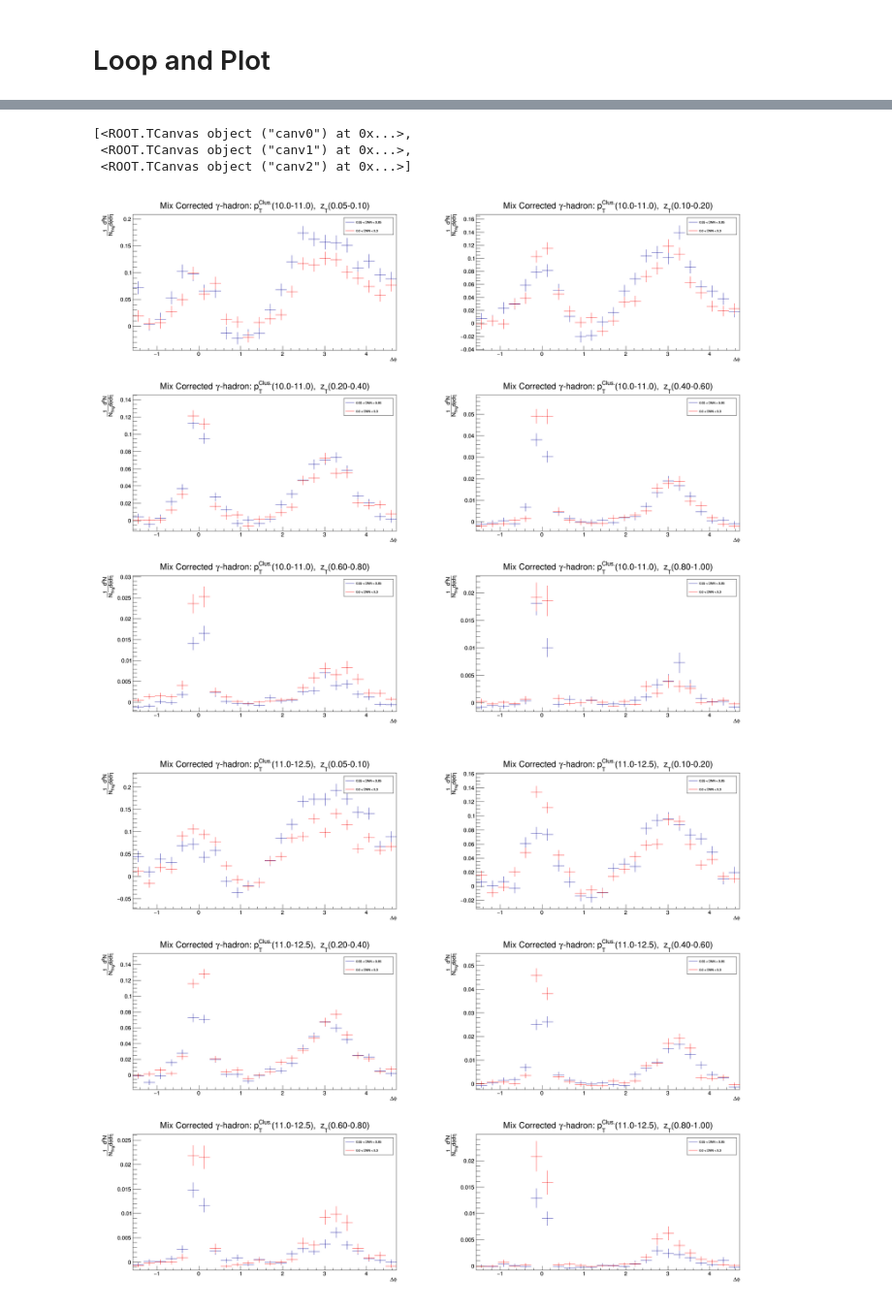
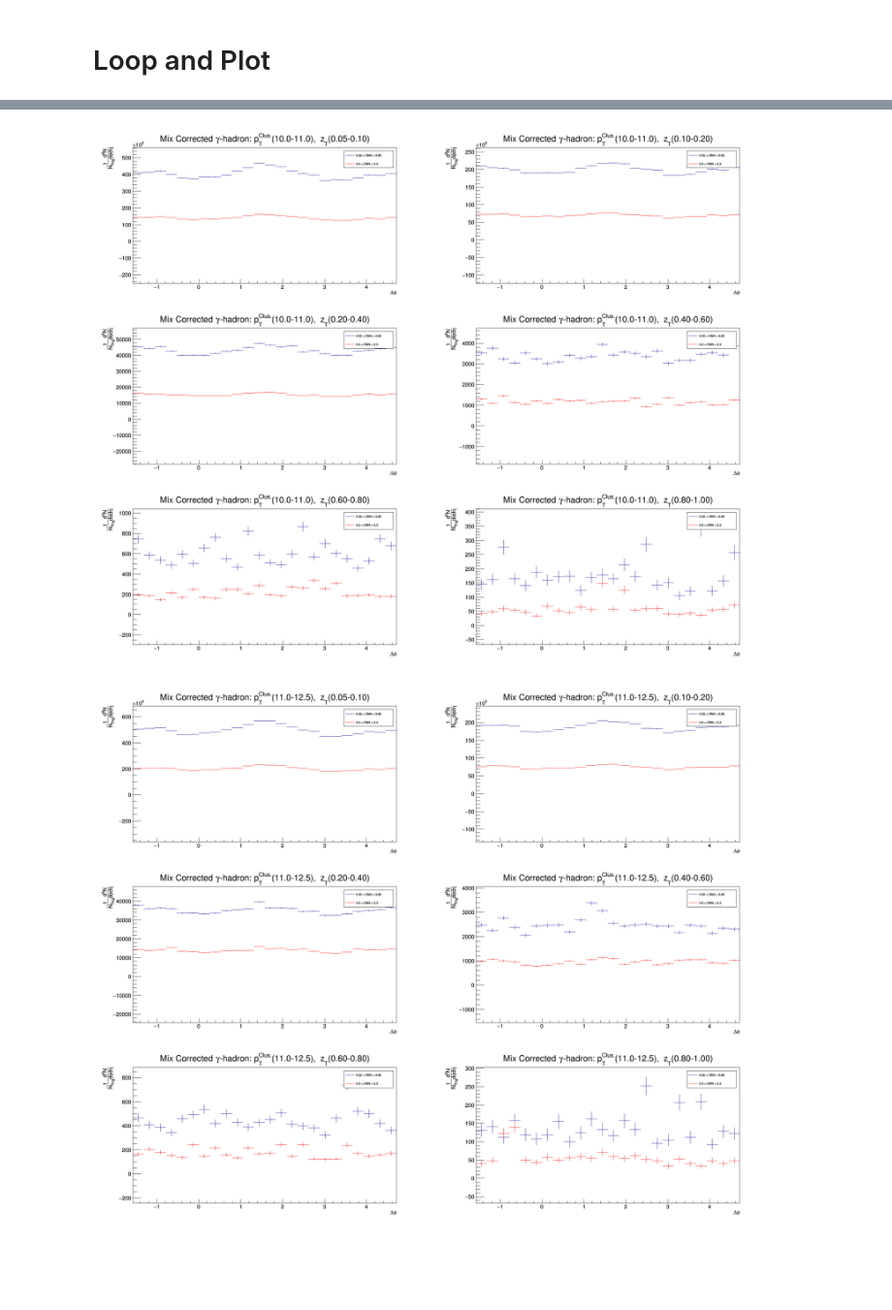
Before and after one commit to miguelignacio/CorrelationAnalysis, a Jupyter notebook: NtupleAnalysis/correlation.ipynb, the cells around one changed output, grey strips where cells are left out. Shown at 97% size. Saved outputs shown, nothing was run; the diff lists cells and outputs as text; code cells hidden in the pictures; blank space fills up the shorter version.

```diff
--- a/NtupleAnalysis/correlation.ipynb
+++ b/NtupleAnalysis/correlation.ipynb
@@ -149,0 +125,23 @@ def GetLEProj(filename, ipt, izt, Signal_DNN=True):
+# %%
+def GetLE_Line(LE_Proj):
+    LE_value = LE_Proj.Integral(4,7)/4
+    LE_Line = ROOT.TLine(-math.pi/2,LE_value,3*math.pi/2,LE_value)
+    LE_Line.SetLineColorAlpha(1, 0.9)
+    LE_Line.SetLineWidth(3)
+    SetOwnership(LE_Line, 0)
+    #legend
+    legend = ROOT.TLegend(0.74,0.78,0.89,0.88)
+    legend.AddEntry(LE_Line, "0.8 <|#eta| < 1.4","l")
+    SetOwnership(legend, 0)
+    return LE_Line,legend
+# %%
+def Subtract_LE(PhiProjection,LE_Projection):
+    LE = LE_Projection.Integral(4,7)/4
+    for i in range(25):
+            y = PhiProjection.GetBinContent(i)
+            y_error = PhiProjection.GetBinError(i)
+            new_y = y-LE
+            PhiProjection.SetBinContent(i,new_y)
+            #assumes 0 error in ZYAM
+            new_y_error = y_error
+            PhiProjection.SetBinError(i,new_y_error)
@@ -150,6 +150,7 @@ def GetLEProj(filename, ipt, izt, Signal_DNN=True):
 # %%
-LE,legend = GetLEProj(RootFile, 0, 0, True)
-cav = ROOT.TCanvas("cav","cav", 1000,800)
-LE.Draw()
-legend.Draw()
-cav.Draw()
+#LE,legend = GetLEProj(RootFile, 0, 0, True)
+#cav = ROOT.TCanvas("cav","cav", 500,160)
+#LE.Draw()
+#legend.Draw()
+#cav.Draw()
+#GetLE_Line(LE)
@@ -177,16 +176,16 @@ def GetPhiProj(filename, ipt, izt, Signal_DNN=True, doZYAM=True):
     PhiProjection.Scale(1.0/1.2) #scale by eta region
 
     ntriggers = Get_NTriggers(filename, ipt, Signal_DNN)
-    if not(ntriggers == None):
-        PhiProjection.Scale(1.0/ntriggers) #per trigger yield
+    PhiProjection.Scale(1.0/ntriggers) #per trigger yield
 
 
     Plot1D(PhiProjection,ipt,izt,Signal_DNN)
     if(doZYAM):
-        Subtract_ZYAM(PhiProjection)
+        LE_Proj,legend = GetLEProj(filename, ipt, izt, Signal_DNN)
+        Subtract_LE(PhiProjection,LE_Proj)
+        #Subtract_ZYAM(PhiProjection)
 
     file.Close()
-    print(PhiProjection.GetEntries())
     return PhiProjection
 # %% [markdown]
 <sup>**NOTE**: SetDirectory(0) needed because when a file in root is called, the gDirectory is changed to point to it. The creation of a histogram (PhiProjection) is associated to that file and contains a local reference, which is destroyed when the function exits. Thus, returns 'None' unless the Directory (reference) is changed. Root is annoying.</sup>
@@ -308,5 +304,5 @@ def Looping(filename,DoZYAM,DoSub=True):
         else: canvases[ptbin].SaveAs('pics/correlations_Overlay_ptbin%i.png'%(ptbin))
     return canvases
 # %%
-Looping(RootFile,True,False)#Filename,DoZYAM,DoSub
+Looping(RootFile,False,False)#Filename,DoZYAM,DoSub
 # %% [output]
@@ -355,5 +315,2 @@ INFO:ROOT.TCanvas.Print] png file pics/correlations_Overlay_ptbin2.png has been
-[<ROOT.TCanvas object ("canv0") at 0x...>,
- <ROOT.TCanvas object ("canv1") at 0x...>,
- <ROOT.TCanvas object ("canv2") at 0x...>]
-[figure, old version]
+[figure, new version]
-[figure, old version]
+[figure, new version]
```
Also changed, not shown: parts of 10 cells of this notebook, 5 other files.
